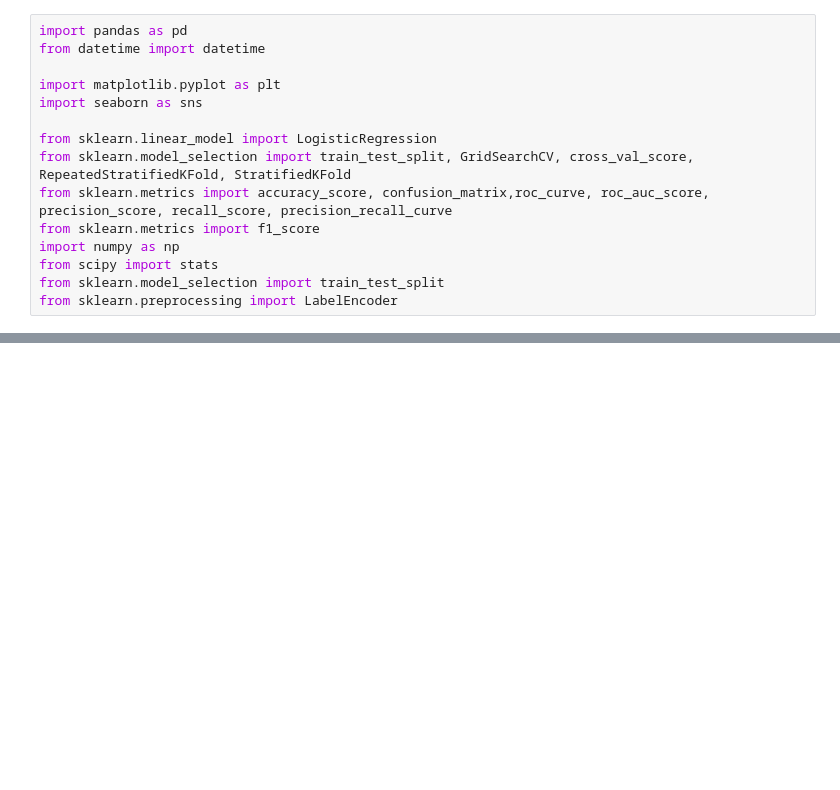
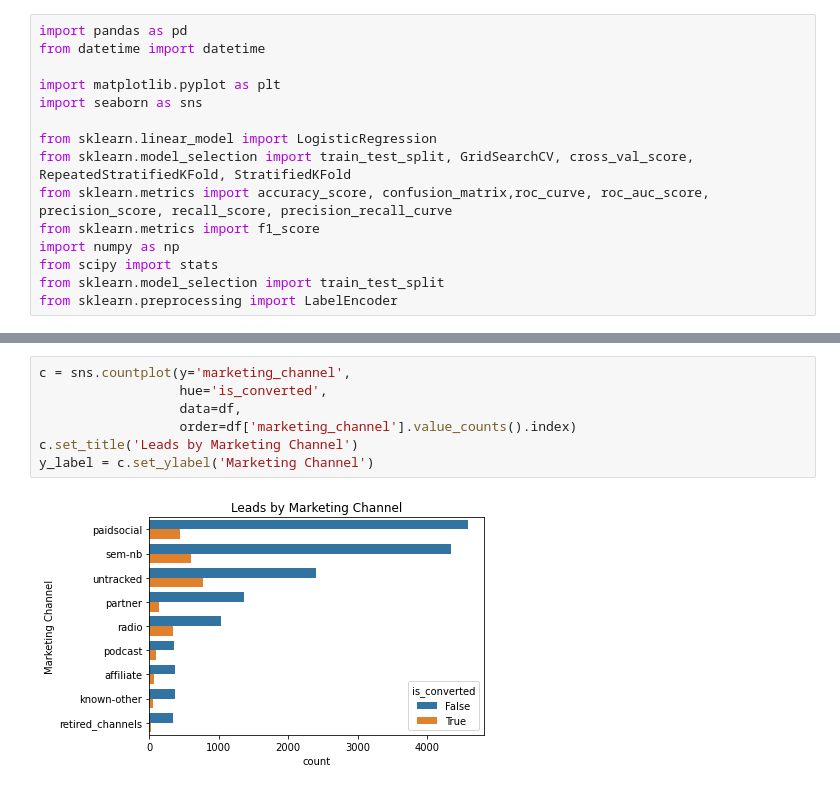
Before and after one commit to evali0421/cse847-lead-scoring, a Jupyter notebook: data_exploration.ipynb, the cells around one changed output, grey strips where cells are left out. Drawn from its saved outputs; the diff is of its cells as text; blank space fills up the shorter version.

```diff
--- a/data_exploration.ipynb
+++ b/data_exploration.ipynb
@@ -33,0 +61,9 @@ Name: is_converted, dtype: float64
+# %%
+c = sns.countplot(y='marketing_channel',
+                  hue='is_converted',
+                  data=df,
+                  order=df['marketing_channel'].value_counts().index)
+c.set_title('Leads by Marketing Channel')
+y_label = c.set_ylabel('Marketing Channel')
+# %% [output]
+[figure, added]
```
Also changed, not shown: parts of 18 cells of this notebook, 1 other file.
